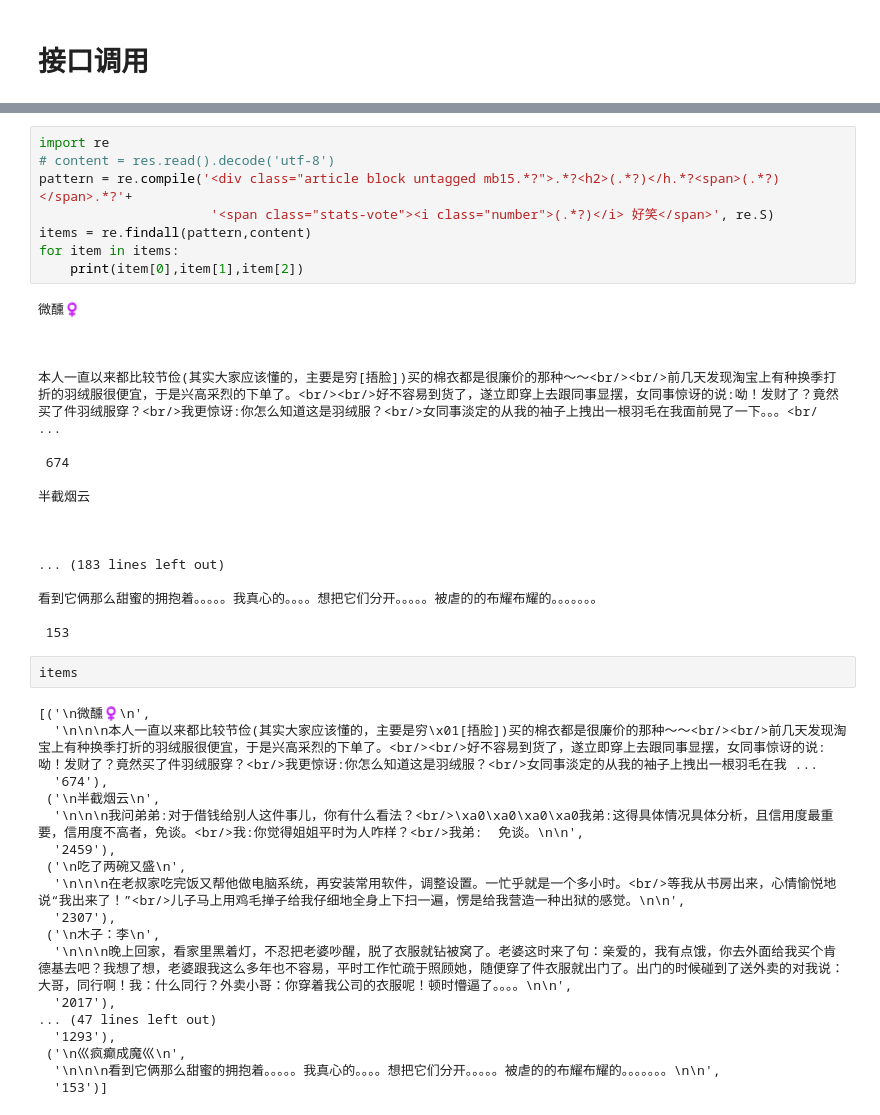
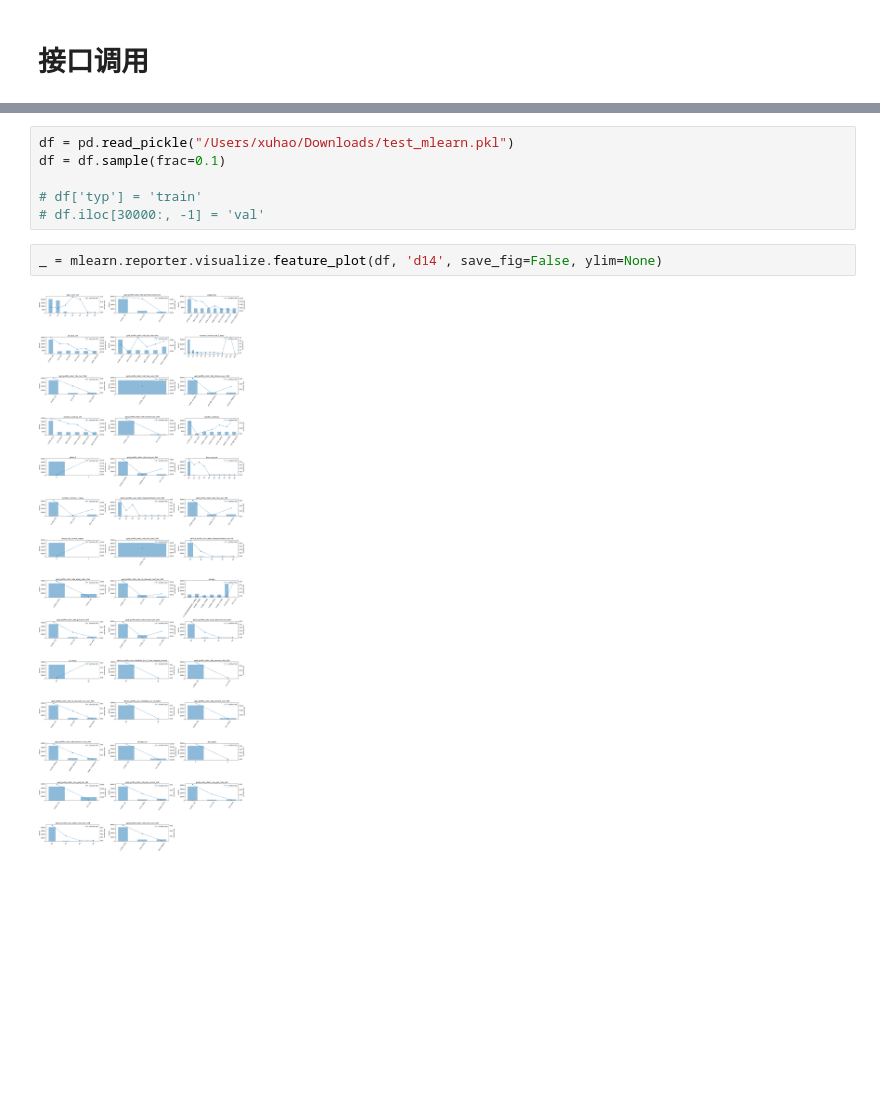
Before and after one commit to muzhenxv/mlearn, a Jupyter notebook: mlearn-test.ipynb, the cells around one changed output, grey strips where cells are left out. Saved outputs shown, nothing was run; the diff lists cells and outputs as text; blank space fills up the shorter version.

```diff
--- a/mlearn-test.ipynb
+++ b/mlearn-test.ipynb
@@ -1399,46 +1075,10 @@ except Exception as e:
-# %%
-import re
-# content = res.read().decode('utf-8')
-pattern = re.compile('<div class="article block untagged mb15.*?">.*?<h2>(.*?)</h.*?<span>(.*?)</span>.*?'+
-                      '<span class="stats-vote"><i class="number">(.*?)</i> 好笑</span>', re.S)
-items = re.findall(pattern,content)
-for item in items:
-    print(item[0],item[1],item[2])
-# %% [output]
-微醺♀
-
-
-
-本人一直以来都比较节俭(其实大家应该懂的，主要是穷[捂脸])买的棉衣都是很廉价的那种～～<br/><br/>前几天发现淘宝上有种换季打折的羽绒服很便宜，于是兴高采烈的下单了。<br/><br/>好不容易到货了，遂立即穿上去跟同事显摆，女同事惊讶的说:呦！发财了？竟然买了件羽绒服穿？<br/>我更惊讶:你怎么知道这是羽绒服？<br/>女同事淡定的从我的袖子上拽出一根羽毛在我面前晃了一下。。。<br/ ...
-
- 674
-
-半截烟云
-
-
-
-... (183 lines left out)
-
-看到它俩那么甜蜜的拥抱着。。。。。我真心的。。。。想把它们分开。。。。。被虐的的布耀布耀的。。。。。。。
-
- 153
-# %%
-items
-# %% [output]
-[('\n微醺♀\n',
-  '\n\n\n本人一直以来都比较节俭(其实大家应该懂的，主要是穷\x01[捂脸])买的棉衣都是很廉价的那种～～<br/><br/>前几天发现淘宝上有种换季打折的羽绒服很便宜，于是兴高采烈的下单了。<br/><br/>好不容易到货了，遂立即穿上去跟同事显摆，女同事惊讶的说:呦！发财了？竟然买了件羽绒服穿？<br/>我更惊讶:你怎么知道这是羽绒服？<br/>女同事淡定的从我的袖子上拽出一根羽毛在我 ...
-  '674'),
- ('\n半截烟云\n',
-  '\n\n\n我问弟弟:对于借钱给别人这件事儿，你有什么看法？<br/>\xa0\xa0\xa0\xa0我弟:这得具体情况具体分析，且信用度最重要，信用度不高者，免谈。<br/>我:你觉得姐姐平时为人咋样？<br/>我弟:  免谈。\n\n',
-  '2459'),
- ('\n吃了两碗又盛\n',
-  '\n\n\n在老叔家吃完饭又帮他做电脑系统，再安装常用软件，调整设置。一忙乎就是一个多小时。<br/>等我从书房出来，心情愉悦地说“我出来了！”<br/>儿子马上用鸡毛掸子给我仔细地全身上下扫一遍，愣是给我营造一种出狱的感觉。\n\n',
-  '2307'),
- ('\n木子：李\n',
-  '\n\n\n晚上回家，看家里黑着灯，不忍把老婆吵醒，脱了衣服就钻被窝了。老婆这时来了句：亲爱的，我有点饿，你去外面给我买个肯德基去吧？我想了想，老婆跟我这么多年也不容易，平时工作忙疏于照顾她，随便穿了件衣服就出门了。出门的时候碰到了送外卖的对我说：大哥，同行啊！我：什么同行？外卖小哥：你穿着我公司的衣服呢！顿时懵逼了。。。。\n\n',
-  '2017'),
-... (47 lines left out)
-  '1293'),
- ('\n巛疯癫成魔巛\n',
-  '\n\n\n看到它俩那么甜蜜的拥抱着。。。。。我真心的。。。。想把它们分开。。。。。被虐的的布耀布耀的。。。。。。。\n\n',
-  '153')]
+# %%
+df = pd.read_pickle("/Users/xuhao/Downloads/test_mlearn.pkl")
+df = df.sample(frac=0.1)
+
+# df['typ'] = 'train'
+# df.iloc[30000:, -1] = 'val'
+# %%
+_ = mlearn.reporter.visualize.feature_plot(df, 'd14', save_fig=False, ylim=None)
+# %% [output]
+[figure, added]
```
Also changed, not shown: parts of 22 cells of this notebook, 1 other file.
